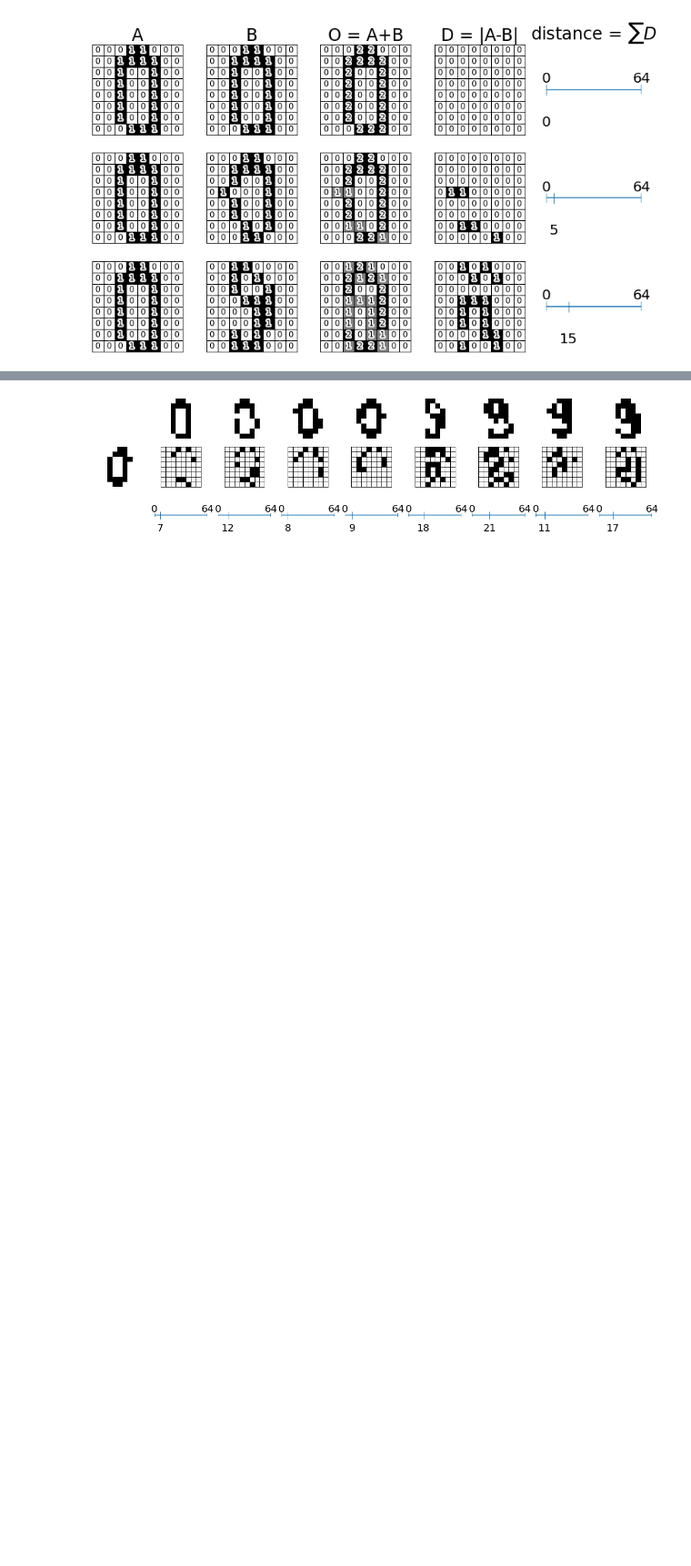
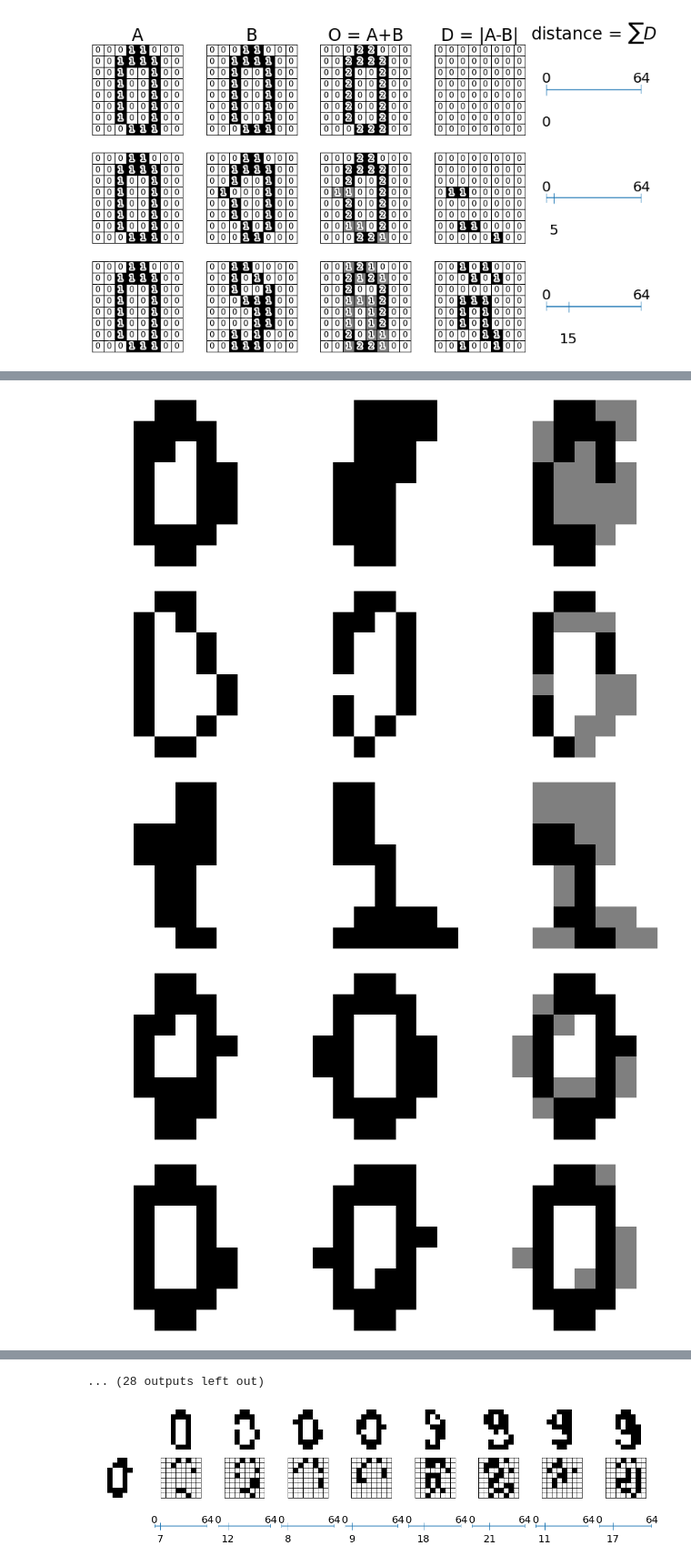
Before and after one commit to rkeulemans/exercise_public, a Jupyter notebook: mnist_knn_tutorial.ipynb, the cells around one changed output, grey strips where cells are left out. Shown at 91% size. Saved outputs shown, nothing was run; the diff lists cells and outputs as text; code cells hidden in the pictures; blank space fills up the shorter version.

Commit message:
more exercises

```diff
--- a/mnist_knn_tutorial.ipynb
+++ b/mnist_knn_tutorial.ipynb
@@ -531,0 +572,23 @@ plt.savefig("similarity.png", dpi=500, bbox_inches='tight')
+# %%
+m = """
+The non-overlapping pixels of the two leftmost digits are shown in grey in the rightmost 'digit', determine the amount of non-overlapping pixels therein.
+<div class="d-flex flex-1 flex-items-center">
+    <img src="o.png" height="150">
+</div>
+"""
+
+def generator():
+    a = nums[np.random.randint(300)]
+    b = nums[np.random.randint(300)]
+    two_nums_overlay_to_img("o", a, b)
+
+    e = Exercise(m)
+    return e
+
+Exercise.write_multiple(generator, 40, "overlapping_pixels")
+# %% [output]
+[figure, added]
+[figure, added]
+[figure, added]
+[figure, added]
+[figure, added]
@@ -532,3 +602,4 @@ plt.savefig("similarity.png", dpi=500, bbox_inches='tight')
+... (28 outputs left out)
 # %%
 data = [nums[7], nums[9], nums[10], nums[11],
         nums[1700], nums[1701], nums[1702], nums[1703]]
```
Also changed, not shown: parts of 2 cells of this notebook, 8 other files.
